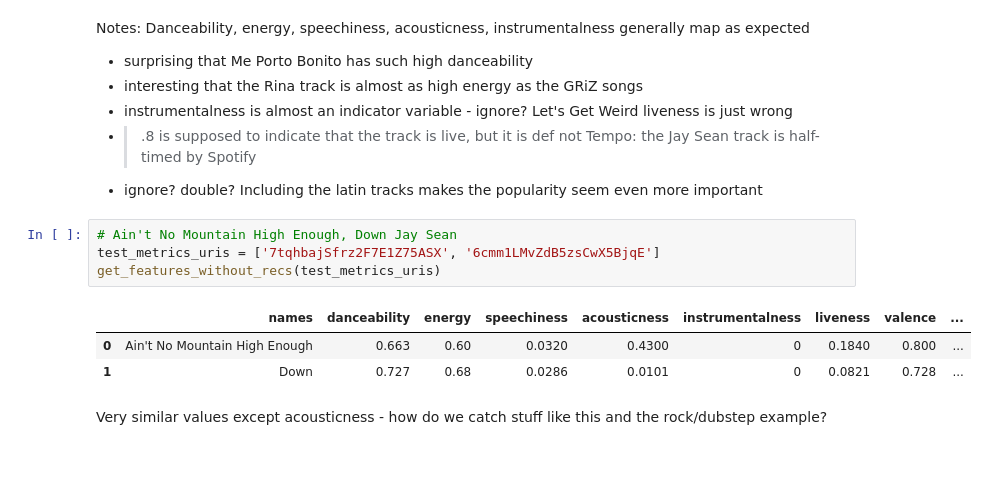
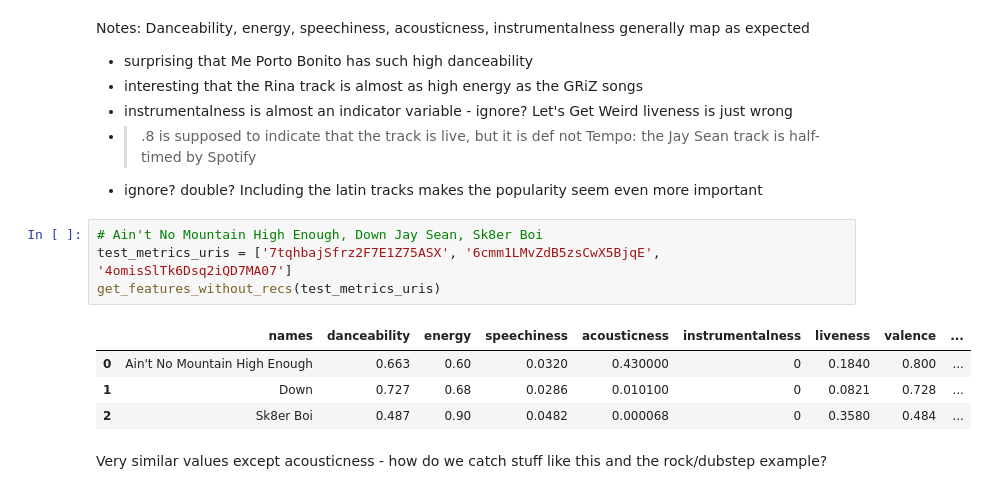
Before and after one commit to adamziff/thesis, a Jupyter notebook: feature_analysis.ipynb, the cells around one changed output. Cells and saved outputs as stored; diff of their text form; blank space fills up the shorter version.

```diff
--- a/feature_analysis.ipynb
+++ b/feature_analysis.ipynb
@@ -258,12 +258,13 @@ Tempo: the Jay Sean track is half-timed by Spotify
 - ignore? double?
 Including the latin tracks makes the popularity seem even more important
 # %%
-# Ain't No Mountain High Enough, Down Jay Sean
-test_metrics_uris = ['7tqhbajSfrz2F7E1Z75ASX', '6cmm1LMvZdB5zsCwX5BjqE']
+# Ain't No Mountain High Enough, Down Jay Sean, Sk8er Boi
+test_metrics_uris = ['7tqhbajSfrz2F7E1Z75ASX', '6cmm1LMvZdB5zsCwX5BjqE', '4omisSlTk6Dsq2iQD7MA07']
 get_features_without_recs(test_metrics_uris)
 # %% [output]
 |  | names | danceability | energy | speechiness | acousticness | instrumentalness | liveness | valence | ... |
-| 0 | Ain't No Mountain High Enough | 0.663 | 0.60 | 0.0320 | 0.4300 | 0 | 0.1840 | 0.800 | ... |
-| 1 | Down | 0.727 | 0.68 | 0.0286 | 0.0101 | 0 | 0.0821 | 0.728 | ... |
+| 0 | Ain't No Mountain High Enough | 0.663 | 0.60 | 0.0320 | 0.430000 | 0 | 0.1840 | 0.800 | ... |
+| 1 | Down | 0.727 | 0.68 | 0.0286 | 0.010100 | 0 | 0.0821 | 0.728 | ... |
+| 2 | Sk8er Boi | 0.487 | 0.90 | 0.0482 | 0.000068 | 0 | 0.3580 | 0.484 | ... |
 # %% [markdown]
 Very similar values except acousticness - how do we catch stuff like this and the rock/dubstep example?
```
Also changed, not shown: parts of 5 cells of this notebook, 3 other files.
